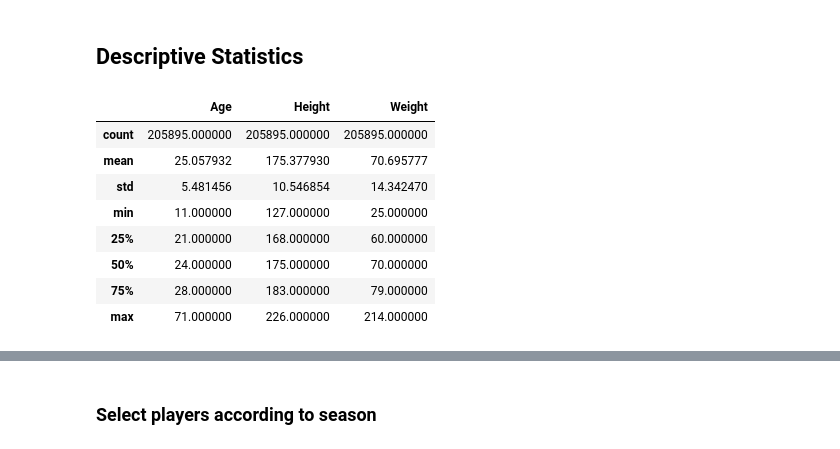
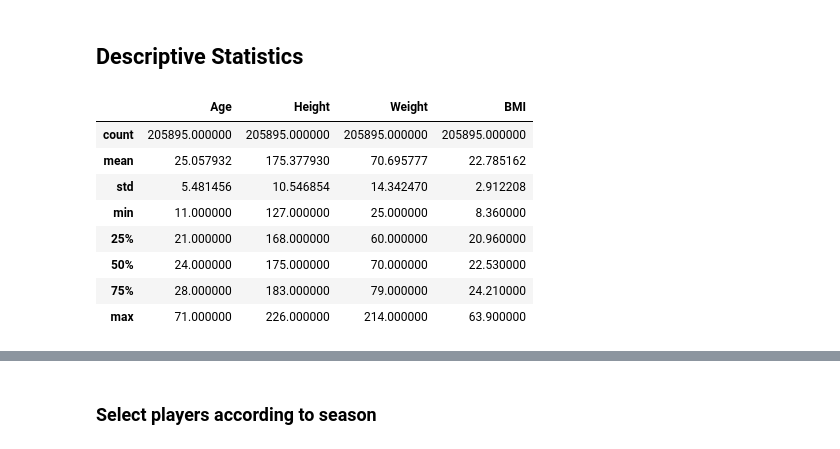
Before and after one commit to harryhancanada/learning, a Jupyter notebook: TeamProjectHarry.ipynb, the cells around one changed output, grey strips where cells are left out. Saved outputs shown, nothing was run; the diff lists cells and outputs as text; code cells hidden in the pictures.

```diff
--- a/TeamProjectHarry.ipynb
+++ b/TeamProjectHarry.ipynb
@@ -82,15 +82,15 @@ df.head()
 # %% [markdown]
 ## Descriptive Statistics
 # %%
-df[['Age','Height','Weight']].describe()
+df[['Age','Height','Weight','BMI']].describe()
 # %% [output]
-|  | Age | Height | Weight |
-| count | 205895.000000 | 205895.000000 | 205895.000000 |
-| mean | 25.057932 | 175.377930 | 70.695777 |
-| std | 5.481456 | 10.546854 | 14.342470 |
-| min | 11.000000 | 127.000000 | 25.000000 |
-| 25% | 21.000000 | 168.000000 | 60.000000 |
-| 50% | 24.000000 | 175.000000 | 70.000000 |
-| 75% | 28.000000 | 183.000000 | 79.000000 |
-| max | 71.000000 | 226.000000 | 214.000000 |
+|  | Age | Height | Weight | BMI |
+| count | 205895.000000 | 205895.000000 | 205895.000000 | 205895.000000 |
+| mean | 25.057932 | 175.377930 | 70.695777 | 22.785162 |
+| std | 5.481456 | 10.546854 | 14.342470 | 2.912208 |
+| min | 11.000000 | 127.000000 | 25.000000 | 8.360000 |
+| 25% | 21.000000 | 168.000000 | 60.000000 | 20.960000 |
+| 50% | 24.000000 | 175.000000 | 70.000000 | 22.530000 |
+| 75% | 28.000000 | 183.000000 | 79.000000 | 24.210000 |
+| max | 71.000000 | 226.000000 | 214.000000 | 63.900000 |
 # %% [markdown]
```
Also changed, not shown: parts of 47 cells of this notebook.
